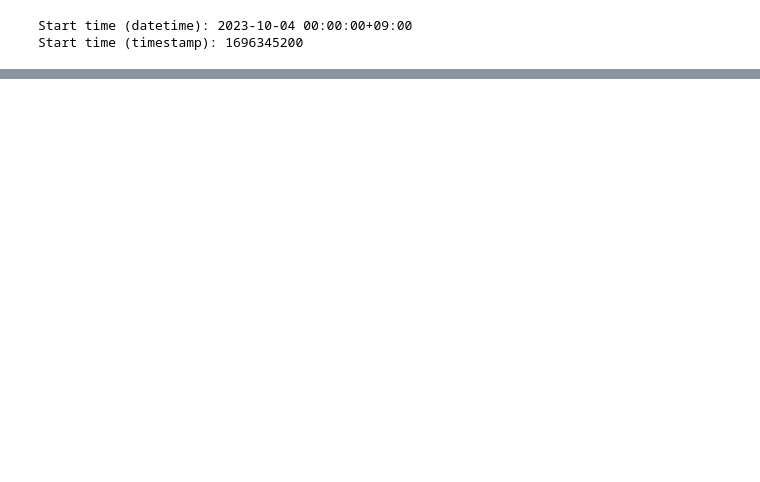
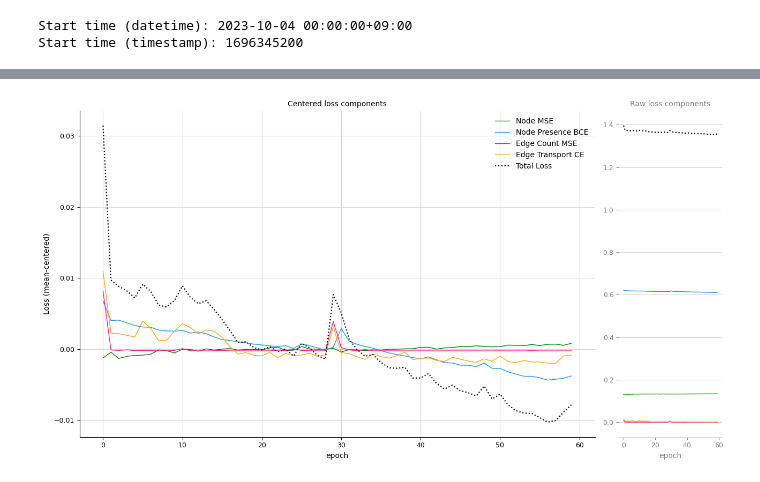
Before and after one commit to michelegiampaolo/mobility-seoul, a Jupyter notebook: Data/mobility_model.ipynb, the cells around one changed output, grey strips where cells are left out. Cells and saved outputs as stored; diff of their text form; code cells hidden in the pictures; blank space fills up the shorter version.

```diff
--- a/Data/mobility_model.ipynb
+++ b/Data/mobility_model.ipynb
@@ -734,3 +815,17 @@ def set_seed(seed=42):
         torch.backends.cudnn.benchmark = False
 
 set_seed(42)
+# %%
+from collections import Counter
+
+all_targets = []
+for t in train_bins:
+    is_active = (targets[t - 1][0] >= 1).float()  # binary labels
+    all_targets.extend(is_active.tolist())
+
+counts = Counter(all_targets)
+num_neg = counts[0.0]
+num_pos = counts[1.0]
+
+pos_weight = num_neg / num_pos
+print(f"Suggested pos_weight: {pos_weight:.2f}")
@@ -885,0 +1032,58 @@ plt.show()
+# %%
+import matplotlib.pyplot as plt
+import numpy as np
+
+# Centered losses
+losses_centered_total = np.array(losses_total) - np.mean(losses_total)
+losses_centered_mse = np.array(losses_mse) - np.mean(losses_mse)
+losses_centered_presence = np.array(losses_presence) - np.mean(losses_presence)
+losses_centered_edge = np.array(losses_edge) - np.mean(losses_edge)
+losses_centered_mode = np.array(losses_mode) - np.mean(losses_mode)
+
+# Create a 1x2 subplot layout
+fig, axs = plt.subplots(
+    1, 2,
+    figsize=(13, 7),
+    gridspec_kw={'width_ratios': [3, 0.6]}
+)
+# ── Left: Centered Losses ──
+
+axs[0].plot(losses_centered_mse, **loss_plot_config["mse"])
+axs[0].plot(losses_centered_presence, **loss_plot_config["presence"])
+axs[0].plot(losses_centered_edge, **loss_plot_config["edge"])
+axs[0].plot(losses_centered_mode, **loss_plot_config["mode"])
+axs[0].plot(losses_centered_total, **loss_plot_config["total"])
+axs[0].set_xlabel("epoch", fontsize=10)
+axs[0].set_ylabel("Loss (mean-centered)", fontsize=10)
+axs[0].set_title("Centered loss components", fontsize=10)
+axs[0].legend(frameon=False)
+axs[0].grid(True, color='lightgray')
+axs[0].spines['top'].set_visible(False)
+axs[0].spines['right'].set_visible(False)
+axs[0].tick_params(labelsize=9)
+
+# ── Right: Raw Losses ──
+alpha = 1
+axs[1].plot(losses_total, **loss_plot_config["total"], alpha=alpha)
+axs[1].plot(losses_mse, **loss_plot_config["mse"])
+axs[1].plot(losses_presence, **loss_plot_config["presence"])
+axs[1].plot(losses_edge, **loss_plot_config["edge"])
+axs[1].plot(losses_mode, **loss_plot_config["mode"])
+
+
+axs[1].set_xlabel("epoch", color='gray', fontsize=10)
+axs[1].set_title("Raw loss components", color='gray', fontsize=10)
+#axs[1].legend()
+axs[1].grid(axis='y', color='lightgray')
+
+axs[1].spines['top'].set_visible(False)
+axs[1].spines['right'].set_visible(False)
+axs[1].spines['left'].set_visible(False)
+axs[1].tick_params(labelsize=9, colors='gray' )
+axs[1].spines['bottom'].set_color('lightgray')
+
+
+plt.tight_layout()
+plt.show()
+# %% [output]
+[figure, added]
```
Also changed, not shown: parts of 21 cells of this notebook.
